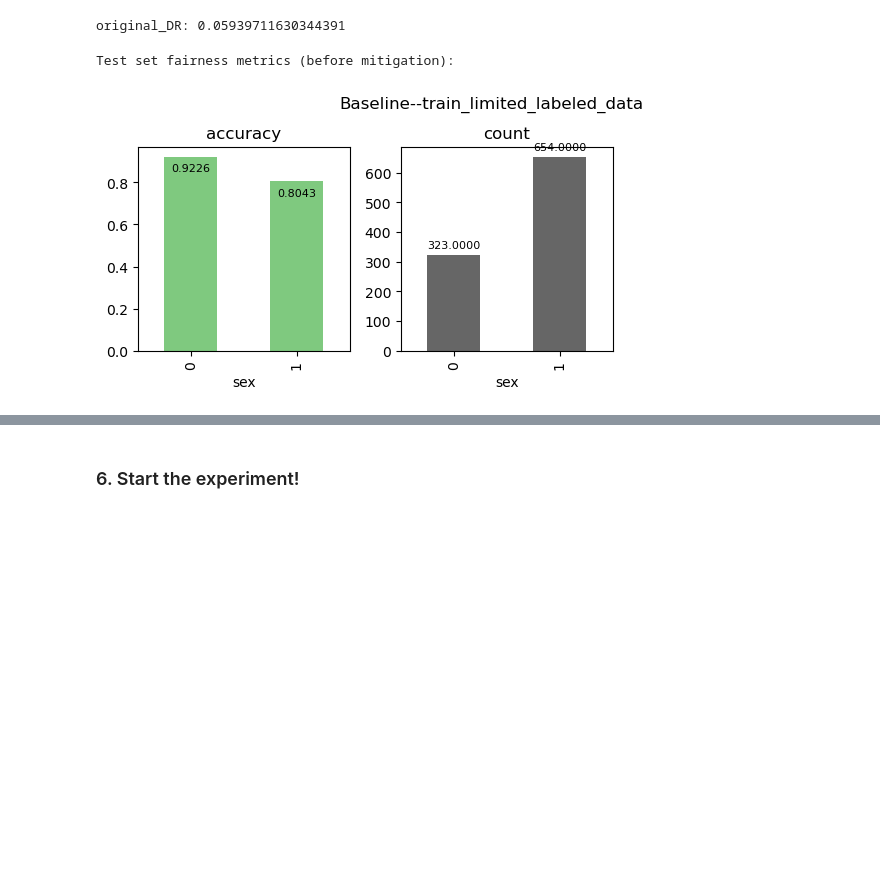
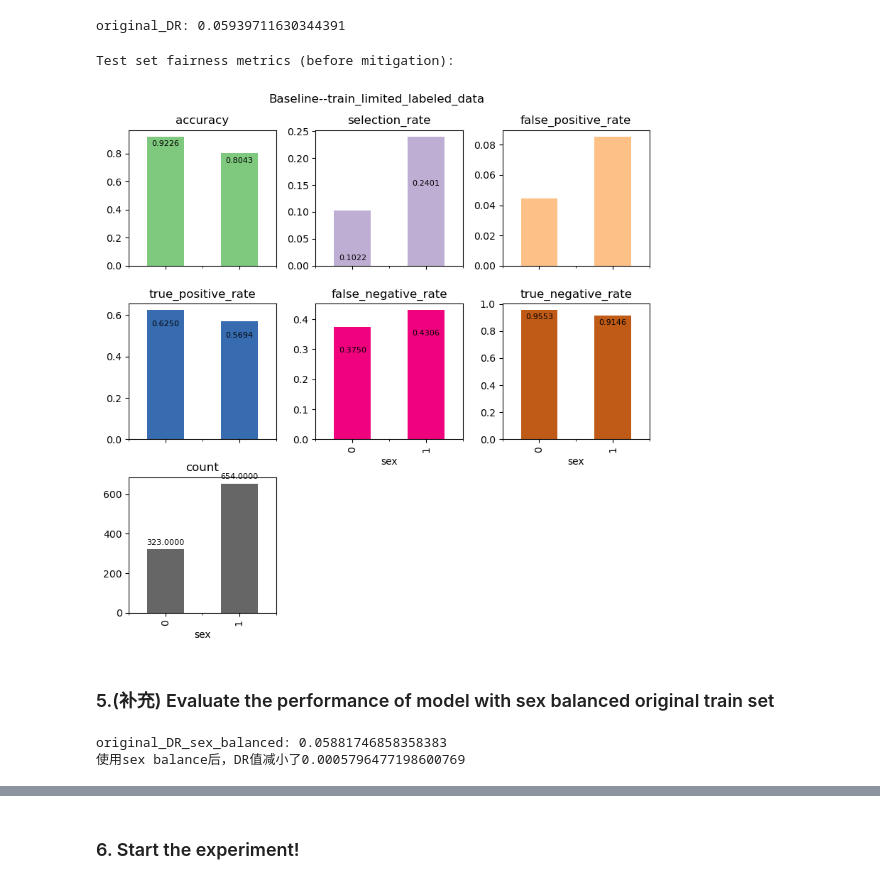
Before and after one commit to youlei202/FairSHAP, a Jupyter notebook: zl_demo_all.ipynb, the cells around one changed output, grey strips where cells are left out. Drawn from its saved outputs; the diff is of its cells as text; code cells hidden in the pictures; blank space fills up the shorter version.

```diff
--- a/zl_demo_all.ipynb
+++ b/zl_demo_all.ipynb
@@ -113,11 +164,11 @@ original_DR: 0.05939711630344391
 import matplotlib.pyplot as plt
 from fairlearn.metrics import MetricFrame, selection_rate,false_positive_rate,true_positive_rate,false_negative_rate,true_negative_rate,count
 metrics = {'accuracy': accuracy_score,
-        #    'selection_rate': selection_rate,
-        #    'false_positive_rate': false_positive_rate,
-        #    'true_positive_rate': true_positive_rate,
-        #    'false_negative_rate': false_negative_rate,
-        #    'true_negative_rate': true_negative_rate,
+           'selection_rate': selection_rate,
+           'false_positive_rate': false_positive_rate,
+           'true_positive_rate': true_positive_rate,
+           'false_negative_rate': false_negative_rate,
+           'true_negative_rate': true_negative_rate,
               'count': count}
 
 # sensitive feature in X_test
@@ -133,31 +184,41 @@ print("Test set fairness metrics (before mitigation):")
 # 绘制柱状图
 ax = mf_original.by_group.plot(
     kind="bar",
     subplots=True,
     layout=[3, 3],
     legend=False,
     figsize=[8, 8],
     colormap="Accent",
     title="Baseline--train_limited_labeled_data",
 )
 
 # 显示数值
 for subplot in ax.flatten():  # 遍历每个子图
     if subplot is not None:
         for bar in subplot.patches:  # 遍历每个柱子
             height = bar.get_height()
             subplot.annotate(
                 f"{height:.4f}",  # 格式化数值
                 xy=(bar.get_x() + bar.get_width() / 2, height-0.1),
                 xytext=(0, 3),  # 在柱子上方稍微偏移一些
                 textcoords="offset points",
                 ha='center', va='bottom',
                 fontsize=8
             )
 
 # 显示图形
 plt.tight_layout()
 plt.show()
 # %% [output]
 Test set fairness metrics (before mitigation):
-[figure, old version]
+[figure, new version]
+# %% [markdown]
+### 5.(补充) Evaluate the performance of model with sex balanced original train set
+# %%
+original_DR_sex_balanced = fairness_value_function(sen_att, priv_val, unpriv_dict, X_test.values, model_sex_balanced)
+print(f'original_DR_sex_balanced: {original_DR_sex_balanced}')
+if original_DR > original_DR_sex_balanced:
+    print(f'使用sex balance后，DR值减小了{original_DR - original_DR_sex_balanced}')
+# %% [output]
+original_DR_sex_balanced: 0.05881746858358383
+使用sex balance后，DR值减小了0.0005796477198600769
```
Also changed, not shown: parts of 6 cells of this notebook, 1 other file.
